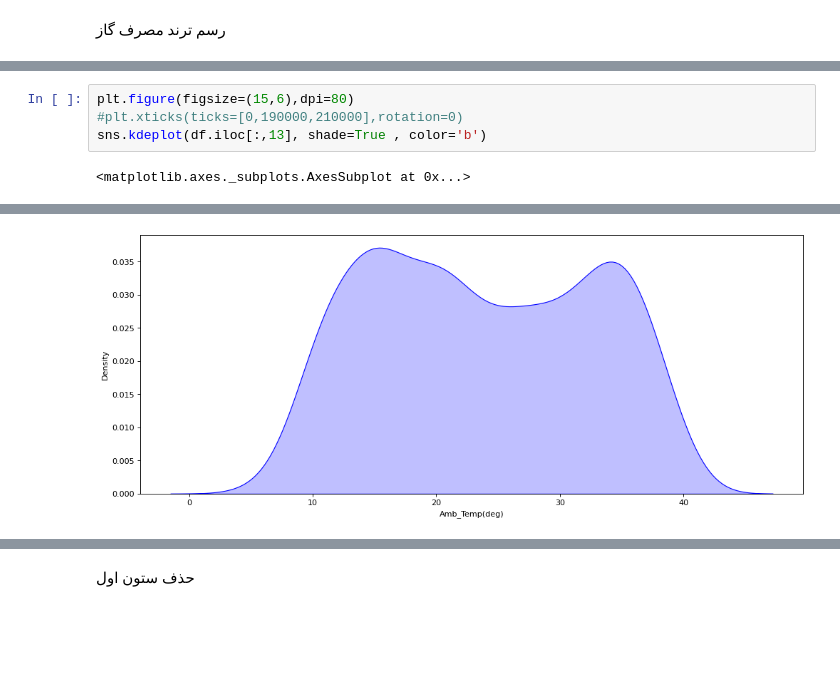
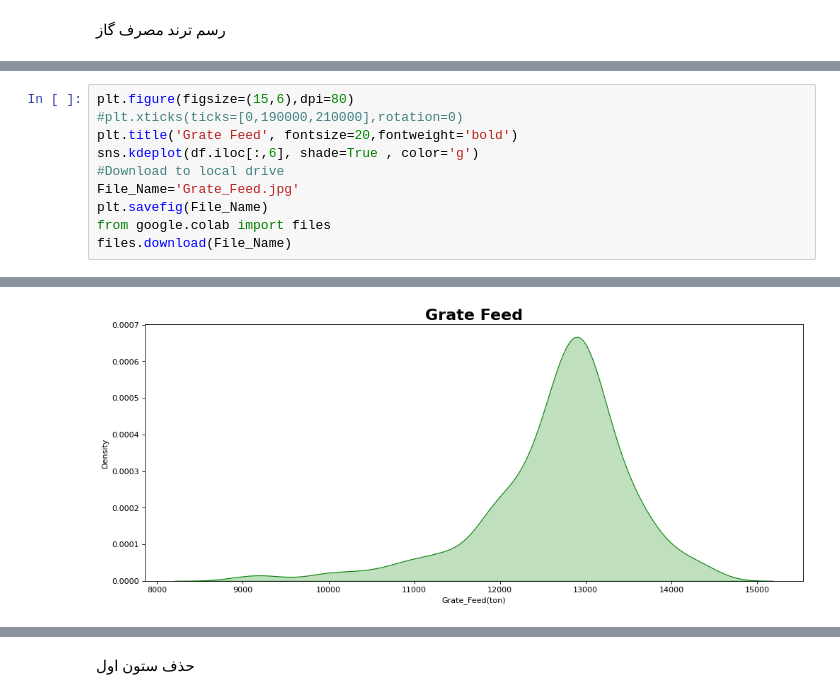
Before and after one commit to heidaralavi/Gas-Prj, a Jupyter notebook: Gas_Visualization.ipynb, the cells around one changed output, grey strips where cells are left out. Saved outputs shown, nothing was run; the diff lists cells and outputs as text; blank space fills up the shorter version.

```diff
--- a/Gas_Visualization.ipynb
+++ b/Gas_Visualization.ipynb
@@ -61,6 +81,11 @@ sns.kdeplot(df.iloc[:,19], shade=True , color='r')
 # %%
 plt.figure(figsize=(15,6),dpi=80)
 #plt.xticks(ticks=[0,190000,210000],rotation=0)
-sns.kdeplot(df.iloc[:,13], shade=True , color='b')
+plt.title('Grate Feed', fontsize=20,fontweight='bold')
+sns.kdeplot(df.iloc[:,6], shade=True , color='g')
+#Download to local drive
+File_Name='Grate_Feed.jpg'
+plt.savefig(File_Name)
+from google.colab import files
+files.download(File_Name)
 # %% [output]
-<matplotlib.axes._subplots.AxesSubplot at 0x...>
@@ -67 +94 @@ sns.kdeplot(df.iloc[:,13], shade=True , color='b')
-[figure, old version]
+[figure, new version]
```
Also changed, not shown: parts of 58 cells of this notebook.
